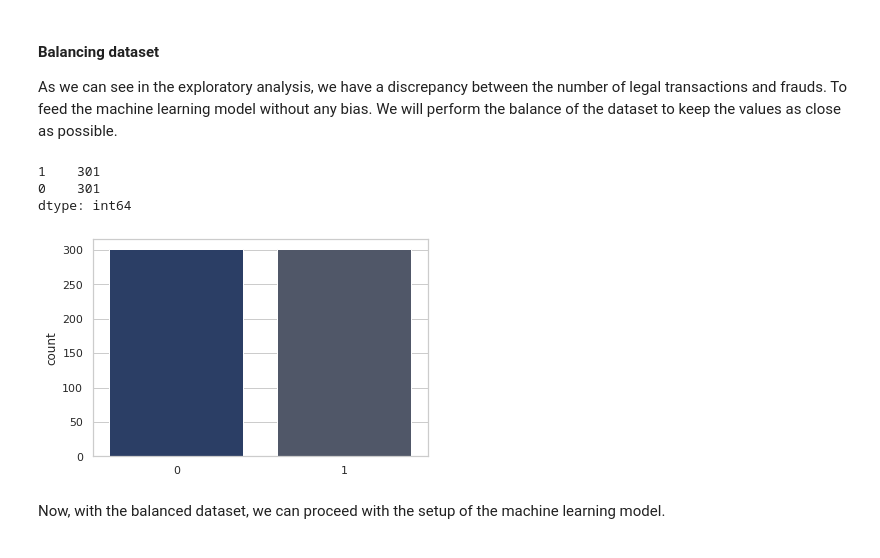
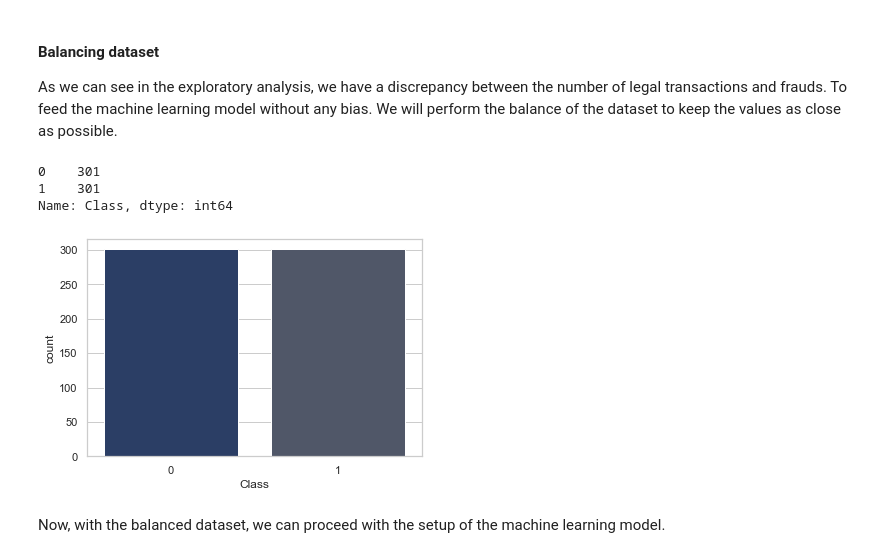
Before and after one commit to fabiodotcom/Data-Science, a Jupyter notebook: Credit_Card_Fraud_Detection_With_Machine_Learning.ipynb, the cells around one changed output. Saved outputs shown, nothing was run; the diff lists cells and outputs as text; code cells hidden in the pictures.

Commit message:
fit_sample() method does not exist anymore. The fit_resample() seems to be the right replacement to this code so I have replaced it with the fit_resample() method.

```diff
--- a/Credit_Card_Fraud_Detection_With_Machine_Learning.ipynb
+++ b/Credit_Card_Fraud_Detection_With_Machine_Learning.ipynb
@@ -211,18 +214,18 @@ As we can see in the exploratory analysis, we have a discrepancy between the num
 # %%
 # instantiating the random undersampler
 rus = RandomUnderSampler()
 
 # resampling X, y
-X_rus, y_rus = rus.fit_sample(X_train, y_train)
+X_rus, y_rus = rus.fit_resample(X_train, y_train)
 
 # new class distribution
 print(pd.Series(y_rus).value_counts())
 sns.countplot(y_rus);
 # %% [output]
+0    301
 1    301
-0    301
-dtype: int64
+Name: Class, dtype: int64
-[figure, old version]
+[figure, new version]
 # %% [markdown]
 Now, with the balanced dataset, we can proceed with the setup of the machine learning model.
 # %% [markdown]
```
Also changed, not shown: parts of 10 cells of this notebook.
